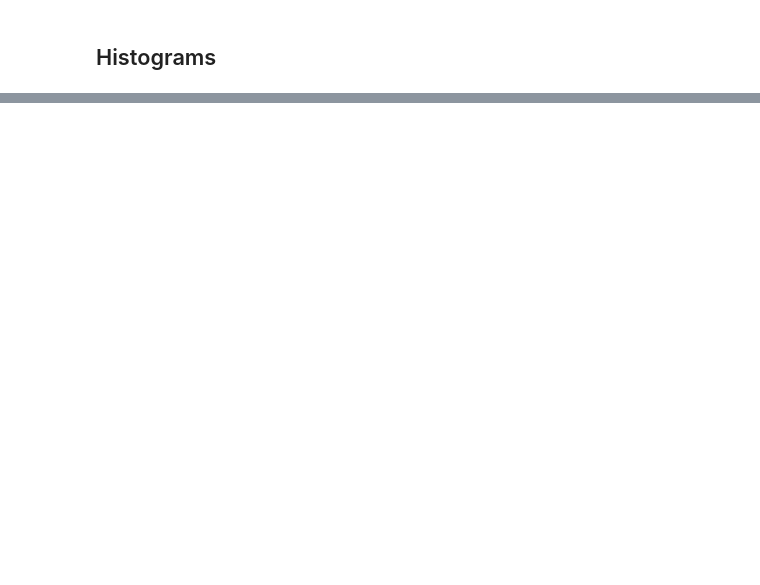
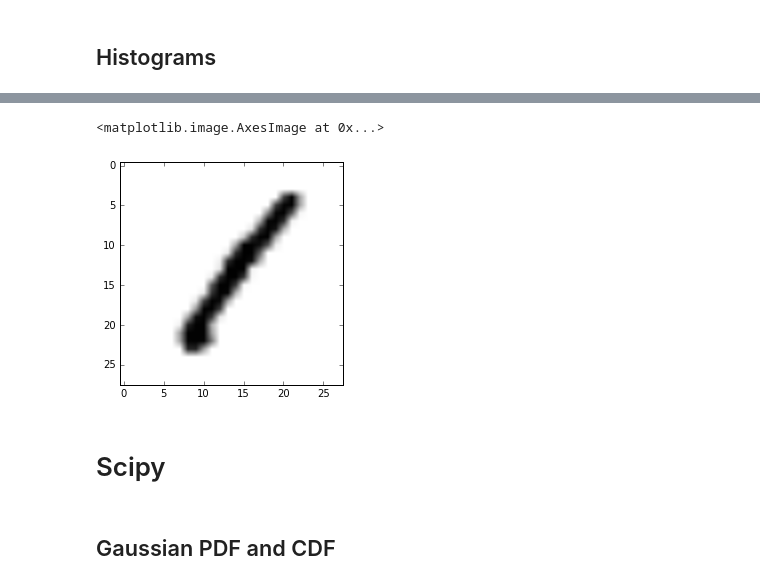
Before and after one commit to mjjw/python, a Jupyter notebook: deeplearningprerequisites.ipynb, the cells around one changed output, grey strips where cells are left out. Saved outputs shown, nothing was run; the diff lists cells and outputs as text; code cells hidden in the pictures; blank space fills up the shorter version.

```diff
--- a/deeplearningprerequisites.ipynb
+++ b/deeplearningprerequisites.ipynb
@@ -864,0 +1005,11 @@ plt.show()
+# %%
+plt.imshow(255 - im, cmap='gray')
+# %% [output]
+<matplotlib.image.AxesImage at 0x...>
+[figure, added]
+# %% [markdown]
+Scipy
+===
+# %% [markdown]
+Gaussian PDF and CDF
+---
```
Also changed, not shown: parts of 43 cells of this notebook.
